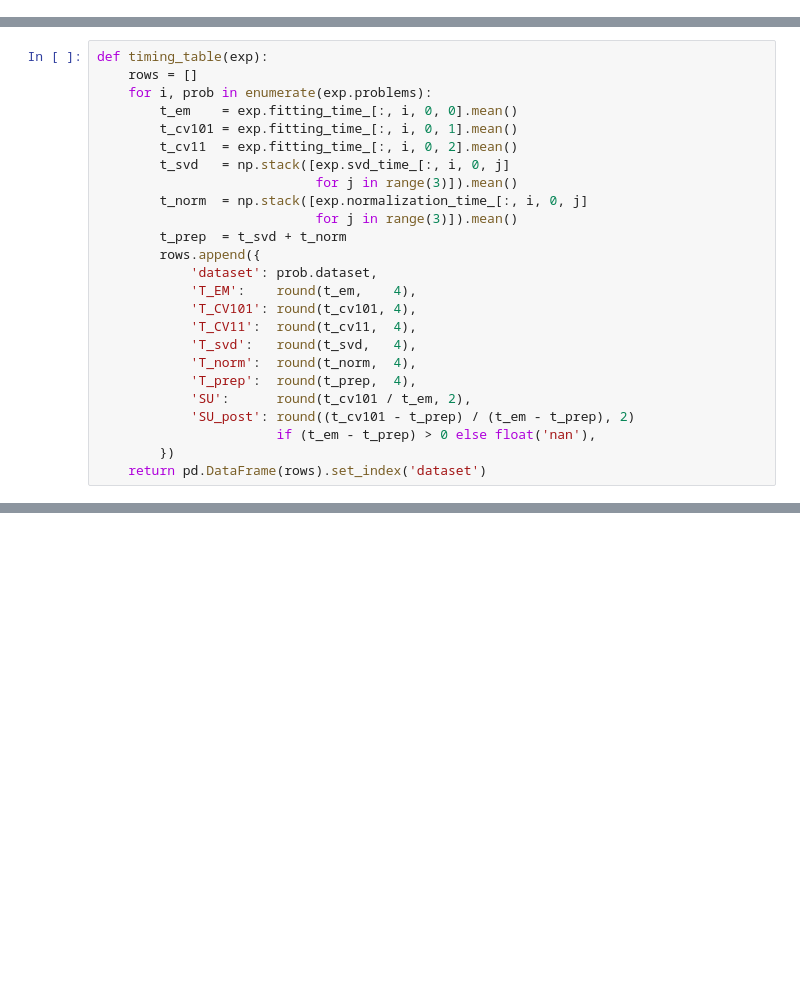
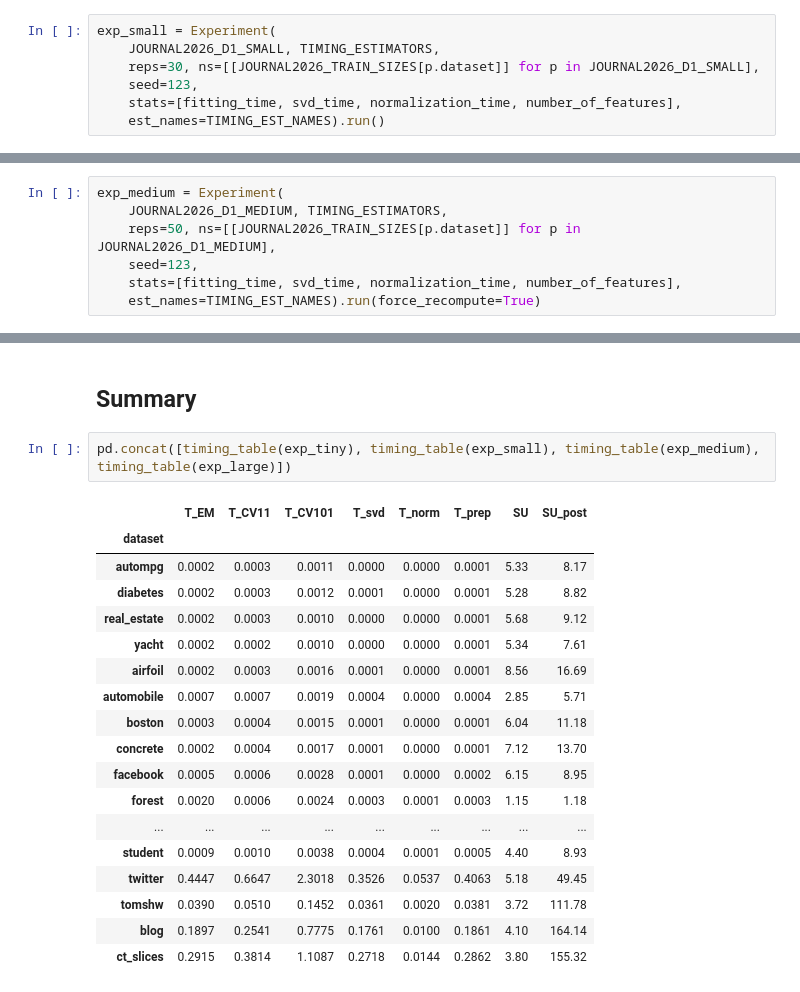
Before and after one commit to marioboley/fastridge, a Jupyter notebook: experiments/timing_analysis.ipynb, the cells around one changed output, grey strips where cells are left out. Saved outputs shown, nothing was run; the diff lists cells and outputs as text; blank space fills up the shorter version.

```diff
--- a/experiments/timing_analysis.ipynb
+++ b/experiments/timing_analysis.ipynb
@@ -17,0 +178,7 @@ exp_regular = Experiment(
+# %%
+exp_small = Experiment(
+    JOURNAL2026_D1_SMALL, TIMING_ESTIMATORS,
+    reps=30, ns=[[JOURNAL2026_TRAIN_SIZES[p.dataset]] for p in JOURNAL2026_D1_SMALL],
+    seed=123,
+    stats=[fitting_time, svd_time, normalization_time, number_of_features],
+    est_names=TIMING_EST_NAMES).run()
@@ -17,0 +308,7 @@ exp_regular = Experiment(
+# %%
+exp_medium = Experiment(
+    JOURNAL2026_D1_MEDIUM, TIMING_ESTIMATORS,
+    reps=50, ns=[[JOURNAL2026_TRAIN_SIZES[p.dataset]] for p in JOURNAL2026_D1_MEDIUM],
+    seed=123,
+    stats=[fitting_time, svd_time, normalization_time, number_of_features],
+    est_names=TIMING_EST_NAMES).run(force_recompute=True)
@@ -39,25 +531,0 @@ print('Sanity check complete')
-# %%
-def timing_table(exp):
-    rows = []
-    for i, prob in enumerate(exp.problems):
-        t_em    = exp.fitting_time_[:, i, 0, 0].mean()
-        t_cv101 = exp.fitting_time_[:, i, 0, 1].mean()
-        t_cv11  = exp.fitting_time_[:, i, 0, 2].mean()
-        t_svd   = np.stack([exp.svd_time_[:, i, 0, j]
-                            for j in range(3)]).mean()
-        t_norm  = np.stack([exp.normalization_time_[:, i, 0, j]
-                            for j in range(3)]).mean()
-        t_prep  = t_svd + t_norm
-        rows.append({
-            'dataset': prob.dataset,
-            'T_EM':    round(t_em,    4),
-            'T_CV101': round(t_cv101, 4),
-            'T_CV11':  round(t_cv11,  4),
-            'T_svd':   round(t_svd,   4),
-            'T_norm':  round(t_norm,  4),
-            'T_prep':  round(t_prep,  4),
-            'SU':      round(t_cv101 / t_em, 2),
-            'SU_post': round((t_cv101 - t_prep) / (t_em - t_prep), 2)
-                       if (t_em - t_prep) > 0 else float('nan'),
-        })
-    return pd.DataFrame(rows).set_index('dataset')
@@ -105,0 +569,23 @@ plt.tight_layout()
+# %% [markdown]
+## Summary
+# %%
+pd.concat([timing_table(exp_tiny), timing_table(exp_small), timing_table(exp_medium), timing_table(exp_large)])
+# %% [output]
+|  | T_EM | T_CV11 | T_CV101 | T_svd | T_norm | T_prep | SU | SU_post |
+| dataset |  |  |  |  |  |  |  |  |
+| autompg | 0.0002 | 0.0003 | 0.0011 | 0.0000 | 0.0000 | 0.0001 | 5.33 | 8.17 |
+| diabetes | 0.0002 | 0.0003 | 0.0012 | 0.0001 | 0.0000 | 0.0001 | 5.28 | 8.82 |
+| real_estate | 0.0002 | 0.0003 | 0.0010 | 0.0000 | 0.0000 | 0.0001 | 5.68 | 9.12 |
+| yacht | 0.0002 | 0.0002 | 0.0010 | 0.0000 | 0.0000 | 0.0001 | 5.34 | 7.61 |
+| airfoil | 0.0002 | 0.0003 | 0.0016 | 0.0001 | 0.0000 | 0.0001 | 8.56 | 16.69 |
+| automobile | 0.0007 | 0.0007 | 0.0019 | 0.0004 | 0.0000 | 0.0004 | 2.85 | 5.71 |
+| boston | 0.0003 | 0.0004 | 0.0015 | 0.0001 | 0.0000 | 0.0001 | 6.04 | 11.18 |
+| concrete | 0.0002 | 0.0004 | 0.0017 | 0.0001 | 0.0000 | 0.0001 | 7.12 | 13.70 |
+| facebook | 0.0005 | 0.0006 | 0.0028 | 0.0001 | 0.0000 | 0.0002 | 6.15 | 8.95 |
+| forest | 0.0020 | 0.0006 | 0.0024 | 0.0003 | 0.0001 | 0.0003 | 1.15 | 1.18 |
+| ... | ... | ... | ... | ... | ... | ... | ... | ... |
+| student | 0.0009 | 0.0010 | 0.0038 | 0.0004 | 0.0001 | 0.0005 | 4.40 | 8.93 |
+| twitter | 0.4447 | 0.6647 | 2.3018 | 0.3526 | 0.0537 | 0.4063 | 5.18 | 49.45 |
+| tomshw | 0.0390 | 0.0510 | 0.1452 | 0.0361 | 0.0020 | 0.0381 | 3.72 | 111.78 |
+| blog | 0.1897 | 0.2541 | 0.7775 | 0.1761 | 0.0100 | 0.1861 | 4.10 | 164.14 |
+| ct_slices | 0.2915 | 0.3814 | 1.1087 | 0.2718 | 0.0144 | 0.2862 | 3.80 | 155.32 |
```
Also changed, not shown: parts of 25 cells of this notebook, 3 other files.
